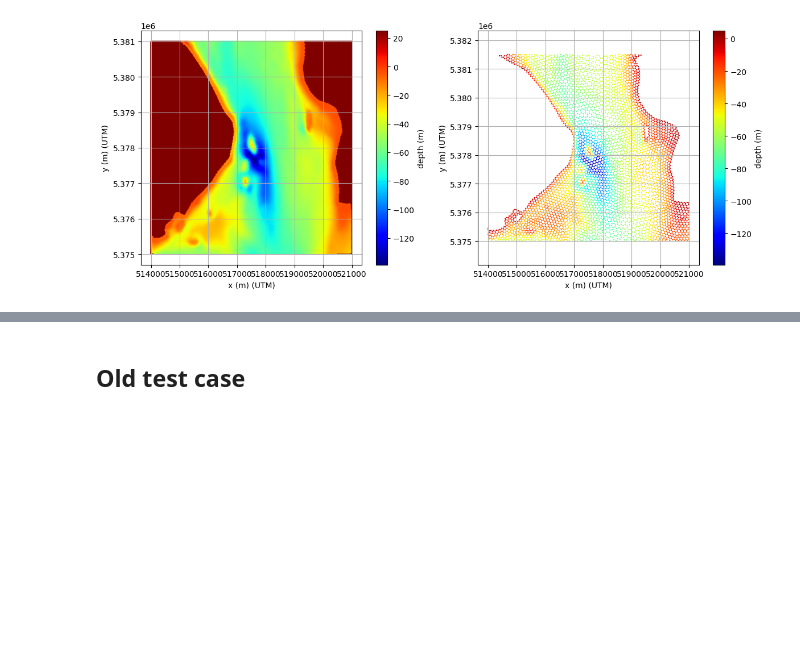
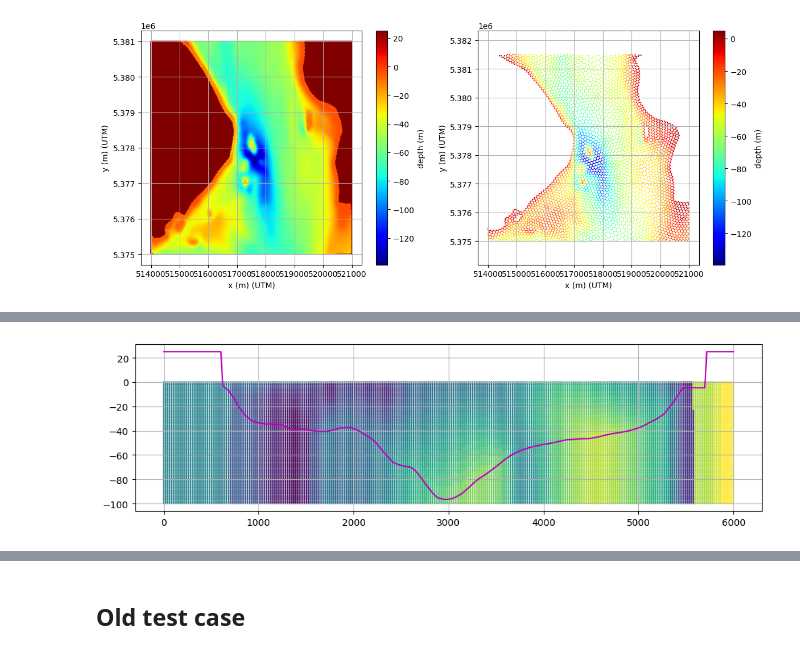
Before and after one commit to kynema/estuary_hfm_mmsei, a Jupyter notebook: tools/FVCOM-dataExtraction/FVCOM-dataExtraction.ipynb, the cells around one changed output, grey strips where cells are left out. Cells and saved outputs as stored; diff of their text form; code cells hidden in the pictures; blank space fills up the shorter version.

```diff
--- a/tools/FVCOM-dataExtraction/FVCOM-dataExtraction.ipynb
+++ b/tools/FVCOM-dataExtraction/FVCOM-dataExtraction.ipynb
@@ -264,0 +546,93 @@ Writing AMR-Wind immersed boundary terrain file...
+# %%
+
+for t in range(len(time)):
+
+    # Set up the x, y, and z variables along with flow variables in a region surrounding the plane we will interpolate to.
+
+    # We do not directly have the z-variable as the grid is 2D with sigma-levels that make it 3D.  Water surface height also
+    # varies over time.  z = -depth - (depth + water surface height)*sigma.  Sigma ranges from -1 to 0.
+    xin = np.zeros((np.sum(iin),siglay.shape[0]))
+    yin = np.zeros((np.sum(iin),siglay.shape[0]))
+    zin = np.zeros((np.sum(iin),siglay.shape[0]))
+    uin = np.zeros((np.sum(iin),siglay.shape[0]))
+    vin = np.zeros((np.sum(iin),siglay.shape[0]))
+
+    z = np.zeros((siglay.shape))
+    #print(z.shape,h.shape,zeta.shape)
+    #print(u.shape)
+
+    # Get the z variable as z = -depth - (depth + water surface height)*sigma.  We loop over the sigma levels.
+    for i in range(zin.shape[1]):
+        zin[:,i] = -h[iin] - (h[iin]+zeta[t,iin])*siglay[i,iin]
+
+    # Load the x and y variables even though it is repetitive because they don't change over a grid column.
+    for i in range(xin.shape[1]):
+        xin[:,i] = x[iin]
+        yin[:,i] = y[iin]
+
+    # Load the flow variables.
+    uin = u[t,:,iin]
+    vin = v[t,:,iin]
+
+    # Flatten the variables so we just have an unstructured list.
+    xin = xin.flatten(order='F')
+    yin = yin.flatten(order='F')
+    zin = zin.flatten(order='F')
+
+    uin = uin.flatten(order='F')
+    vin = vin.flatten(order='F')
+
+
+    for i in range(z.shape[0]):
+        z[i,:] = -h - (h + zeta[t,:])*siglay[i,:]
+    #for i in range(
+    #top = sc.interpolate.griddata((x[iin],y[iin]),zeta[t,iin],gridpoints[:,0:2],method='linear')
+    #inlet[:,:,t,0] = (np.array(gridpointsXZ[:,2]>bot)*np.array(gridpoints[:,2]<top)*sc.interpolate.griddata((xinterp,yinterp,zin),u[t,:,iin].flatten(order='F'),gridpointsXZ,method='linear',fill_value=0)).reshape((nx,nz),order='F')
+    #inlet[:,:,t,1] = (np.array(gridpointsXZ[:,2]>bot)*np.array(gridpoints[:,2]<top)*sc.interpolate.griddata((xinterp,yinterp,zin),v[t,:,iin].flatten(order='F'),gridpointsXZ,method='linear',fill_value=0)).reshape((nx,nz),order='F')
+    #top = sc.interpolate.griddata((x[iin],y[iin]),zeta[t,iin],gridpoints[:,0:2],method='nearest')
+    #inlet[:,:,t,3] = np.array(gridpointsXZ[:,2]<top).reshape((nh,nv),order='F')
+
+#scat = axs[1].scatter(x,y,c=-h,cmap='jet',s=0.5)
+#print(x.shape,y.shape,z.shape,zin.shape,x[iin].shape)
+
+xxx = np.linspace(0,6000,300)
+xx,zz = np.meshgrid(np.linspace(0,6000,300),np.linspace(-100,0,100))
+yy = np.zeros(np.shape(xx))
+
+interpolatorU_1 = NearestNDInterpolator(list(zip(xin-xyzLoUTM[0], yin-xyzLoUTM[1], zin-xyzLoUTM[2])), vin)
+#interpolatorU_1 = LinearNDInterpolator(list(zip(xin-xyzLoUTM[0], yin-xyzLoUTM[1], zin-xyzLoUTM[2])), vin)
+interpolatorU_2 = sc.interpolate.griddata((xin-xyzLoUTM[0], yin-xyzLoUTM[1], zin-xyzLoUTM[2]), vin, (xx,yy,zz), method='linear')
+
+interpolator_h = sc.interpolate.griddata((x[iin]-xyzLoUTM[0], y[iin]-xyzLoUTM[1]), -h[iin], (xxx,0), method='linear', fill_value=landHeight)
+
+
+v1 = interpolatorU_1((xx,yy,zz))
+v2 = interpolatorU_2
+#x = np.linspace()
+#print(interpolatorU_2)
+
+plt.figure(0,figsize=(10,3))
+plt.scatter(xx,zz,c=v1,s=0.5)
+plt.plot(xxx,interpolator_h,'m-')
+#plt.axis('equal')
+
+plt.figure(1,figsize=(10,3))
+plt.scatter(xx,zz,c=v2,s=0.5)
+plt.plot(xxx,interpolator_h,'m-')
+#plt.axis('equal')
+
+
+
+
+
+plt.figure(10,figsize=(5,5))
+plt.scatter(x-xyzLoUTM[0],y-xyzLoUTM[1],c=siglay[0,:],s=0.5)
+plt.axis('equal')
+plt.colorbar(label='free surface height (m)')
+
+plt.figure(11,figsize=(5,5))
+plt.scatter(x-xyzLoUTM[0],y-xyzLoUTM[1],c=z[0,:],s=0.5)
+plt.plot(xxx,interpolator_h,'m-')
+plt.axis('equal')
+plt.colorbar(label='free surface height (m)')
+# %% [output]
@@ -264,0 +640 @@ Writing AMR-Wind immersed boundary terrain file...
+[figure, added]
```
Also changed, not shown: parts of 19 cells of this notebook, 8 other files.
